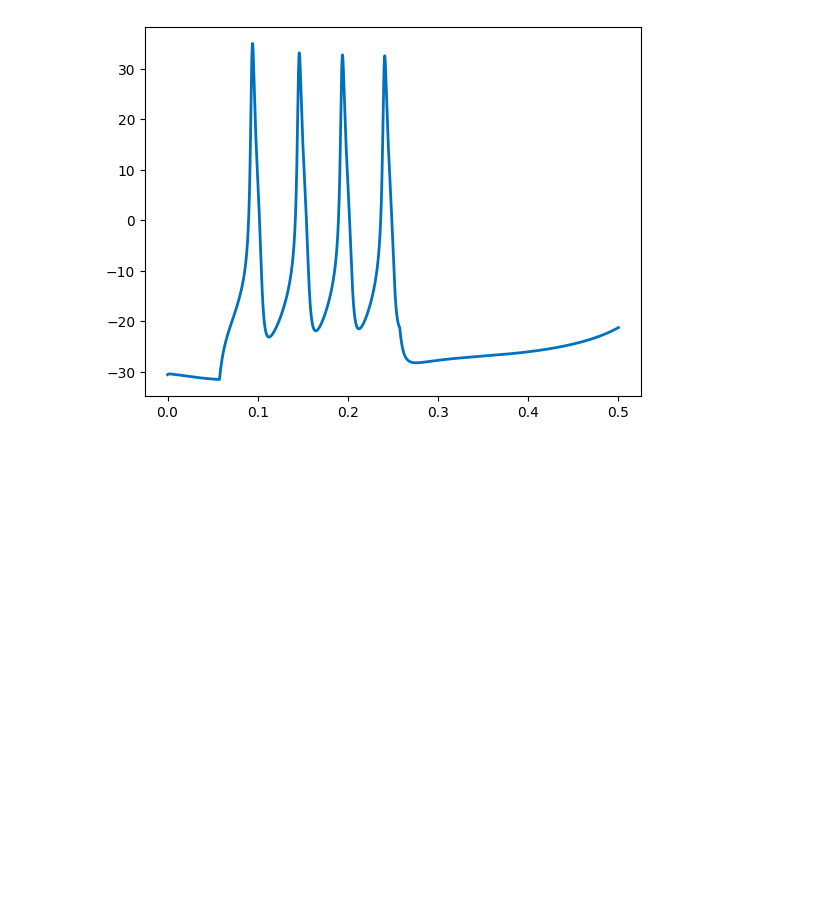
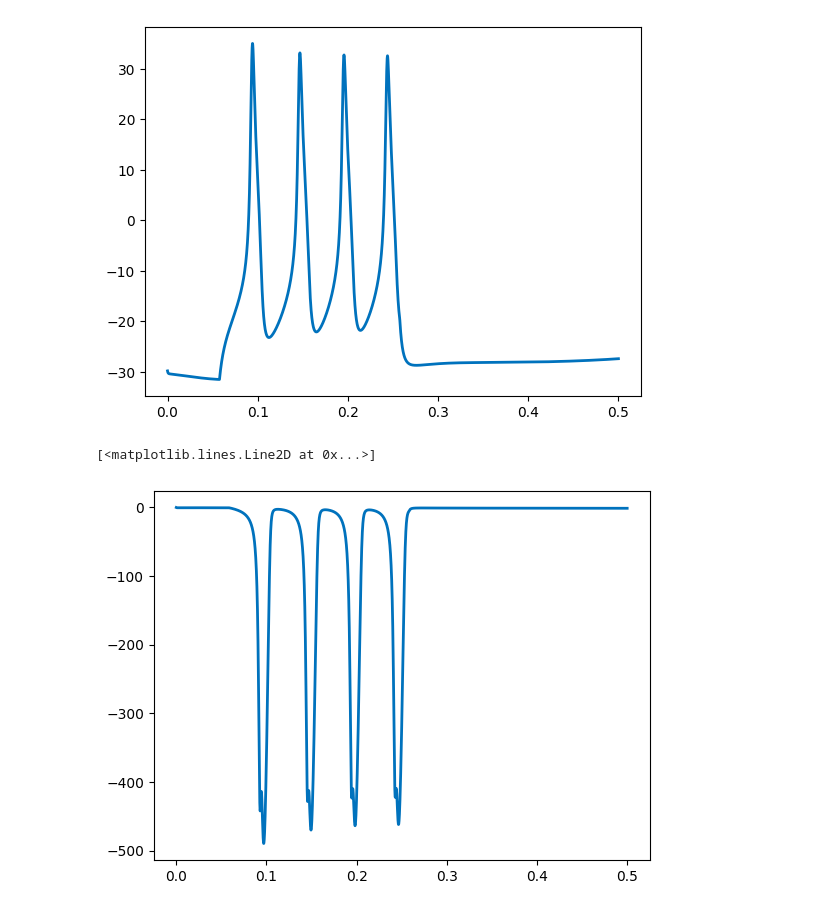
Before and after one commit to XuexingDu/C.elegans-Muscle, a Jupyter notebook: Muscle_cell_model.ipynb, the cells around one changed output. Cells and saved outputs as stored; diff of their text form; code cells hidden in the pictures; blank space fills up the shorter version.

```diff
--- a/Muscle_cell_model.ipynb
+++ b/Muscle_cell_model.ipynb
@@ -55,6 +55,7 @@ class Body_Wall_muscle(bp.NeuGroup):
 
         self.p_slo2 = bm.Variable(bm.zeros(self.num))
         self.Ca   = bm.Variable(bm.zeros(self.num))
+        self.Ica  = bm.Variable(bm.zeros(self.num))
 
         self.input = bm.Variable(bm.zeros(self.num))
         self.spike = bm.Variable(bm.zeros(self.num, dtype=bool))
@@ -120,7 +121,6 @@ class Body_Wall_muscle(bp.NeuGroup):
 
     def dh(self, h, t, V):
         # hinf = 0.435/(1+bm.exp((V  - self.V_th + 10.38)/0.5554)) + 64.045/(1+bm.exp(-(V  - self.V_th -171.5)/30.8)) + 0.1
-        # hinf   = 0.3 / (1. + bm.exp((V + 11. - self.V_th) / 2.)) + 0.4
         hinf   = 0.42 / (1. + bm.exp((V + 11. - self.V_th) / 2.)) + 0.28
         # hinf  = (1.43 / (1 + bm.exp(-(V - self.V_th + 15 - 14.9) / 12)) + 0.14) * (5.96 / (1 + bm.exp((V  - self.V_th  + 15 + 20.5) / 8.1)) + 0.6 - 0.32)
         tau_h = 24
@@ -145,6 +145,7 @@ class Body_Wall_muscle(bp.NeuGroup):
         self.p_slo2.value = self.int_p_slo2(self.p_slo2, _t, self.Ca, self.V, dt=_dt)
         self.Ca.value = self.int_Ca(self.Ca, _t, self.m, self.h, self.V, dt=_dt)
         self.kr.value = self.int_kr(self.kr, _t, self.V, dt=_dt)
+        self.Ica.value = (self.gCa * self.m ** 2.0 * self.h) * (self.V - self.V_th - self.ECa)
 
         # update the spiking state and the last spiking time
         self.spike.value = bm.logical_and(self.V < self.V_th, V >= self.V_th)
@@ -171,27 +172,38 @@ syn_current, duration = bp.inputs.section_input(values=[0, I_current_amplitude,
 # gkr = 3.5 # 25.0
 
 def HHsimulator(duration, I, dt ,params=None, seed=None):
-    # neuron = Body_Wall_muscle(size=1, gCa=params[0], gK=params[1], p_max=params[2], ECa= params[3], ENa= 15, g_Na= 0.1, g_slo2 = 2.6 , gkr= 3.2, phi = 0.04)
-    neuron = Body_Wall_muscle(size=1, gCa=params[0], gK=params[1], p_max=params[2], ECa= params[3], ENa= 15, g_Na= 0.1, g_slo2 = 2.8 , gkr= 3.2, phi = 0.04)
+    neuron = Body_Wall_muscle(size=1, gCa=params[0], gK=params[1], p_max=params[2], ECa= params[3], ENa= 15, g_Na= 0.1, g_slo2 = 3.6, gkr= 3.2, phi = 0.04)
     runner = bp.DSRunner(
         neuron,
-        monitors=['spike', 'V','Ca','p_slo2'],
+        monitors=['spike', 'V','Ca','p_slo2','Ica'],
         inputs=('input', I,'iter'),  # constant external inputs of 22 mA to all neurons
         dt=dt
     )
 
     runner.run(duration)  # the running time is 200 ms
     V = runner.mon.V
-    return np.array(V).reshape(-1, 1), np.array(runner.mon.spike).reshape(-1, 1), np.array(runner.mon.Ca).reshape(-1, 1), np.array(runner.mon.p_slo2).reshape(-1, 1)
+    return np.array(V).reshape(-1, 1), np.array(runner.mon.spike).reshape(-1, 1), np.array(runner.mon.Ca).reshape(-1, 1), np.array(runner.mon.p_slo2).reshape(-1, 1), np.array(runner.mon.Ica).reshape(-1, 1)
 
-aike,_, Ca, p_slo2 = HHsimulator(duration, syn_current[:,0], dt = 0.1, params= [20.1, 37., 0., 60])
+aike, _ , Ca, p_slo2, Ica= HHsimulator(duration, syn_current[:,0], dt = 0.1, params= [20.1, 37., 0., 60])
 # %%
 data = np.load("data/spikes.npy")
 real_value = data[:,0]
 aike_time = np.linspace(0, 0.5, len(aike))
 real_time = np.linspace(0, 0.5, len(real_value))
 
+plt.figure(1)
 plt.plot(aike_time, aike,  lw = 2, color =[0,0.447,0.741],label='posterior sample')
 plt.show()
+
+plt.figure(2)
+plt.plot(aike_time, Ica,  lw = 2, color =[0,0.447,0.741],label='posterior sample')
+
+plt.figure(3)
+plt.plot(aike_time, Ca,  lw = 2, color =[0,0.447,0.741],label='posterior sample')
+
+plt.figure(4)
+plt.plot(aike_time, p_slo2,  lw = 2, color =[0,0.447,0.741],label='posterior sample')
 # %% [output]
-[figure, old version]
+[figure, new version]
+[<matplotlib.lines.Line2D at 0x...>]
+[figure, added]
```
Also changed, not shown: parts of 3 cells of this notebook, 10 other files.
